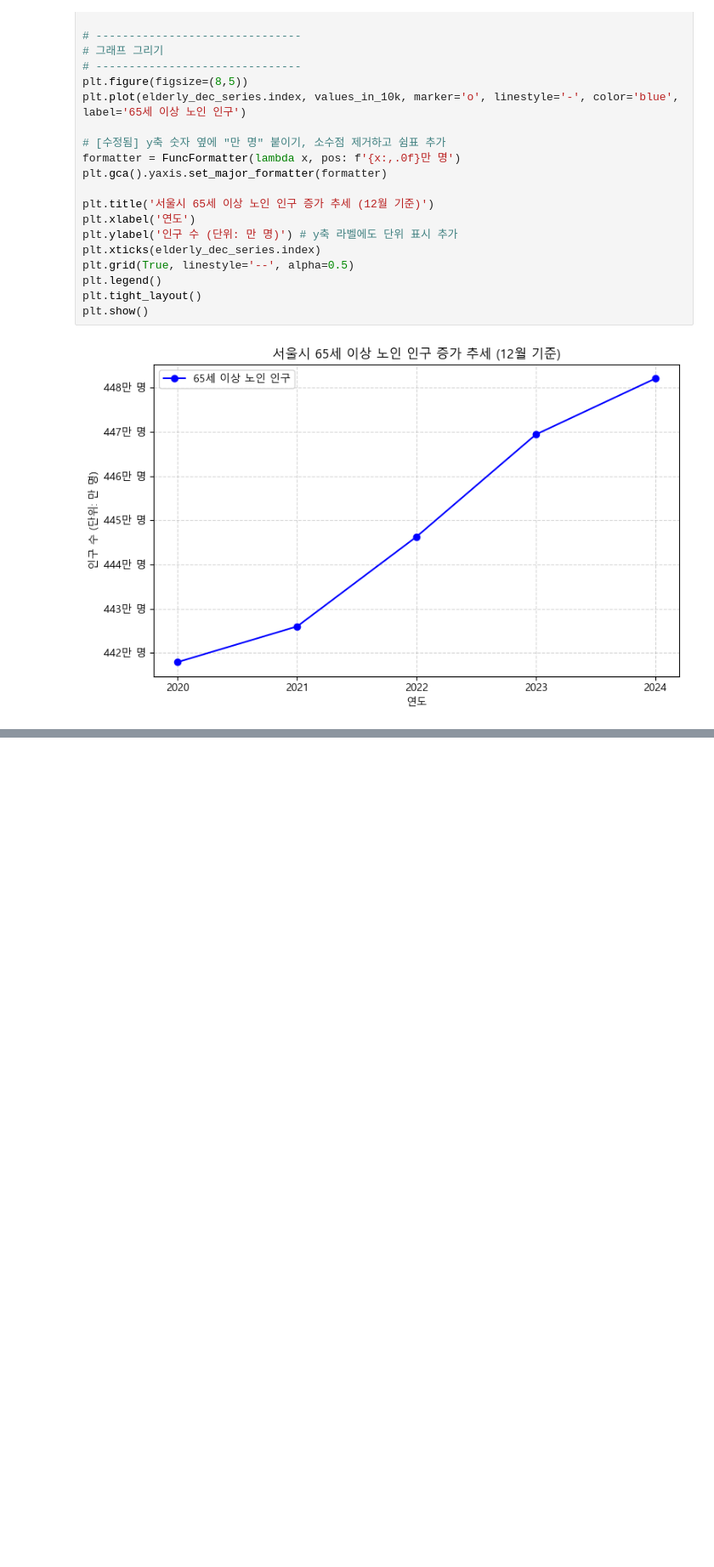
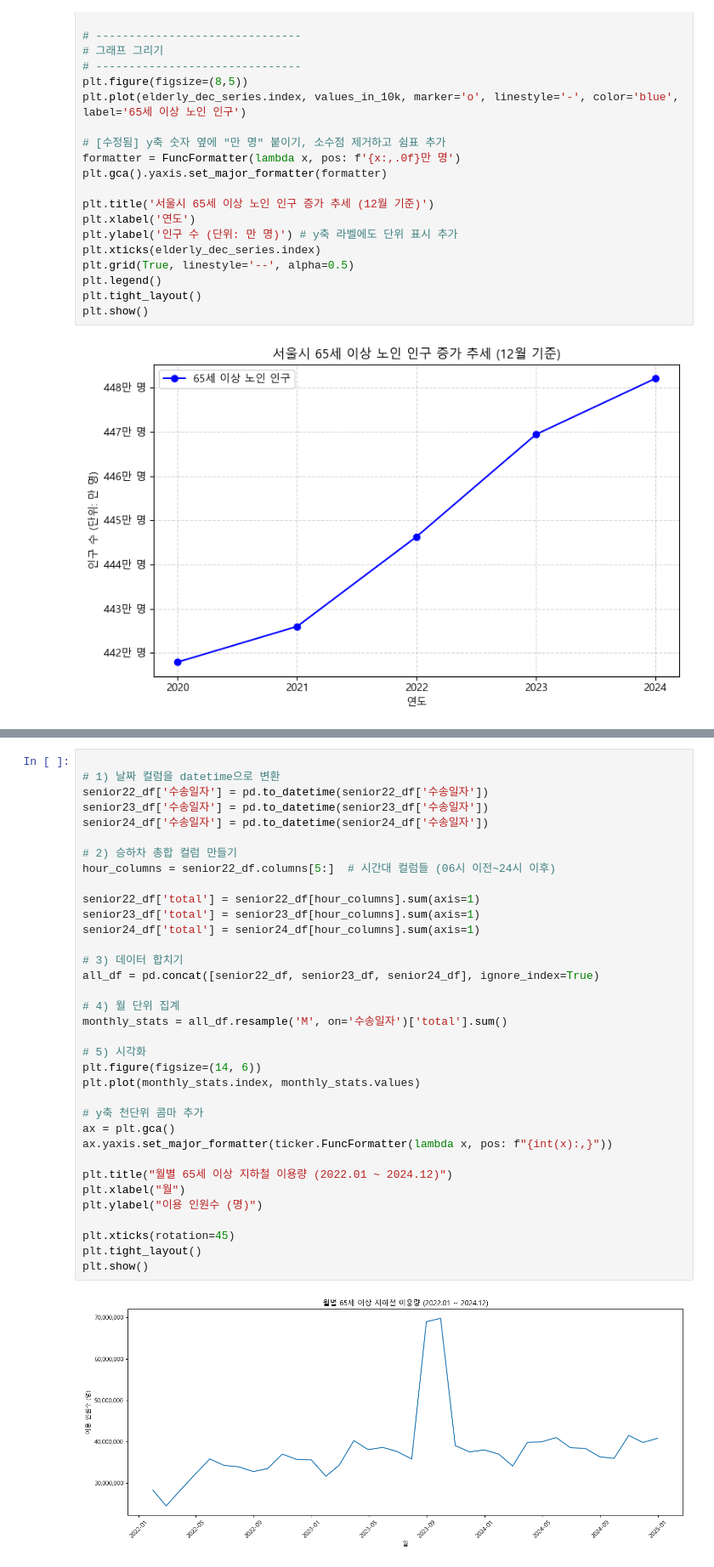
Before and after one commit to potoblue/Project01, a Jupyter notebook: main.ipynb, the cells around one changed output, grey strips where cells are left out. Shown at 85% size. Drawn from its saved outputs; the diff is of its cells as text; blank space fills up the shorter version.

```diff
--- a/main.ipynb
+++ b/main.ipynb
@@ -318,0 +426,37 @@ plt.show()
+# %%
+
+# 1) 날짜 컬럼을 datetime으로 변환
+senior22_df['수송일자'] = pd.to_datetime(senior22_df['수송일자'])
+senior23_df['수송일자'] = pd.to_datetime(senior23_df['수송일자'])
+senior24_df['수송일자'] = pd.to_datetime(senior24_df['수송일자'])
+
+# 2) 승하차 총합 컬럼 만들기
+hour_columns = senior22_df.columns[5:]  # 시간대 컬럼들 (06시 이전~24시 이후)
+
+senior22_df['total'] = senior22_df[hour_columns].sum(axis=1)
+senior23_df['total'] = senior23_df[hour_columns].sum(axis=1)
+senior24_df['total'] = senior24_df[hour_columns].sum(axis=1)
+
+# 3) 데이터 합치기
+all_df = pd.concat([senior22_df, senior23_df, senior24_df], ignore_index=True)
+
+# 4) 월 단위 집계
+monthly_stats = all_df.resample('M', on='수송일자')['total'].sum()
+
+# 5) 시각화
+plt.figure(figsize=(14, 6))
+plt.plot(monthly_stats.index, monthly_stats.values)
+
+# y축 천단위 콤마 추가
+ax = plt.gca()
+ax.yaxis.set_major_formatter(ticker.FuncFormatter(lambda x, pos: f"{int(x):,}"))
+
+plt.title("월별 65세 이상 지하철 이용량 (2022.01 ~ 2024.12)")
+plt.xlabel("월")
+plt.ylabel("이용 인원수 (명)")
+
+plt.xticks(rotation=45)
+plt.tight_layout()
+plt.show()
+# %% [output]
+[figure, added]
```
Also changed, not shown: parts of 6 cells of this notebook.
